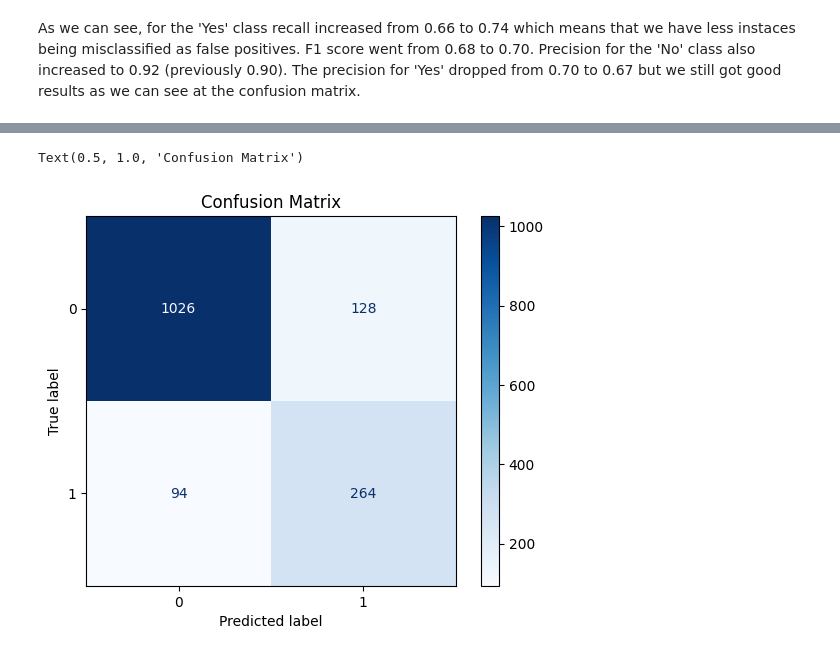
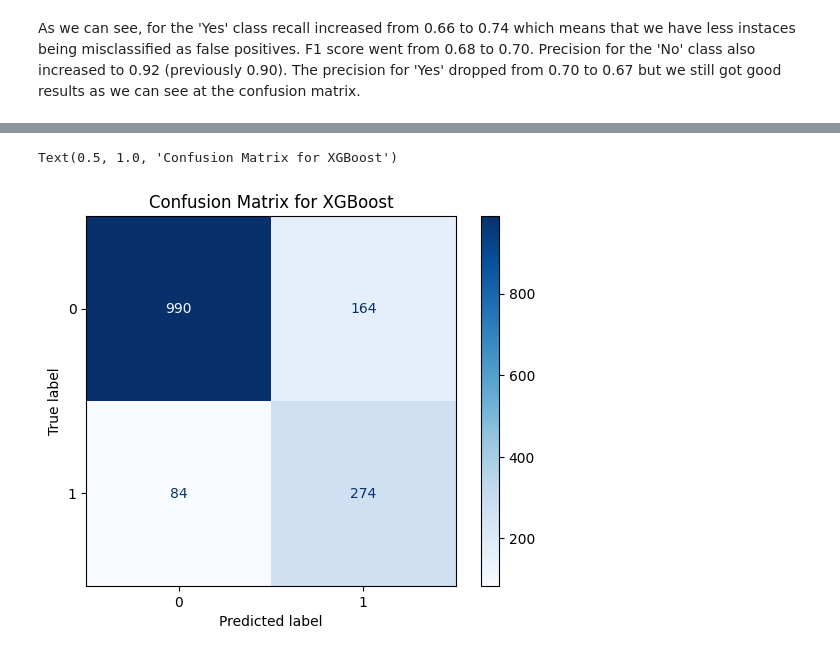
Before and after one commit to phaa/ibm-ml-with-python, a Jupyter notebook: 6-final-project/FinalProject.ipynb, the cells around one changed output, grey strips where cells are left out. Saved outputs shown, nothing was run; the diff lists cells and outputs as text; code cells hidden in the pictures.

```diff
--- a/6-final-project/FinalProject.ipynb
+++ b/6-final-project/FinalProject.ipynb
@@ -459,8 +569,9 @@ plt.show()
 
 Now that we know which are the best features for our model, let's train another model using them and see if can we improve it even more.
 # %%
-X = df[top_features['Feature']]
-y = df['RainToday']
+# Add top features sufix (_tf)
+X_tf = df[top_features['Feature']]
+y_tf = df['RainToday']
 
-X.head()
+X_tf.head()
 # %% [output]
@@ -575,0 +687,17 @@ As we can see, for the 'Yes' class recall increased from 0.66 to 0.74 which mean
+# %%
+# Calcular a relação entre classes
+scale_pos_weight = df["RainToday"].value_counts()[0] / df["RainToday"].value_counts()[1]
+
+# Criar modelo XGBoost
+xgb_model = XGBClassifier(scale_pos_weight=scale_pos_weight, random_state=42)
+
+# Atualizar param_grid
+param_grid_xgb = {
+    "classifier__n_estimators": [100, 200, 500],
+    "classifier__max_depth": [3, 6, 9],
+    "classifier__learning_rate": [0.01, 0.1, 0.2]
+}
+
+model_pipeline.set_params(classifier=xgb_model)
+grid_search.param_grid = param_grid_xgb
+grid_search.fit(X_train, y_train)
@@ -575,0 +739,14 @@ As we can see, for the 'Yes' class recall increased from 0.66 to 0.74 which mean
+# %%
+print("Best parameters found: ", grid_search.best_params_)
+
+# Get best scoring during cross-validation
+print("Best training score: {:.2f}".format(grid_search.best_score_))
+
+# Now get scoring for test data
+print("Test set score: {:.2f}".format(grid_search.score(X_test, y_test)))
+
+# Get the best estimator and do some predictions on unseen data
+y_pred_boost = grid_search.best_estimator_.predict(X_test)
+
+print("Classification Report for top features:")
+print(classification_report(y_test, y_pred_boost))
@@ -576,10 +766,10 @@ As we can see, for the 'Yes' class recall increased from 0.66 to 0.74 which mean
 # %%
 # Let's take a look at the confusion matrix for this new model
-conf_matrix = confusion_matrix(y_test, y_pred)
+conf_matrix_boost = confusion_matrix(y_test, y_pred_boost)
 
-disp = ConfusionMatrixDisplay(confusion_matrix=conf_matrix)
+disp = ConfusionMatrixDisplay(confusion_matrix=conf_matrix_boost)
 disp.plot(cmap='Blues')
-plt.title('Confusion Matrix')
+plt.title('Confusion Matrix for XGBoost')
 # %% [output]
-Text(0.5, 1.0, 'Confusion Matrix')
+Text(0.5, 1.0, 'Confusion Matrix for XGBoost')
-[figure, old version]
+[figure, new version]
```
Also changed, not shown: parts of 29 cells of this notebook, 2 other files.
